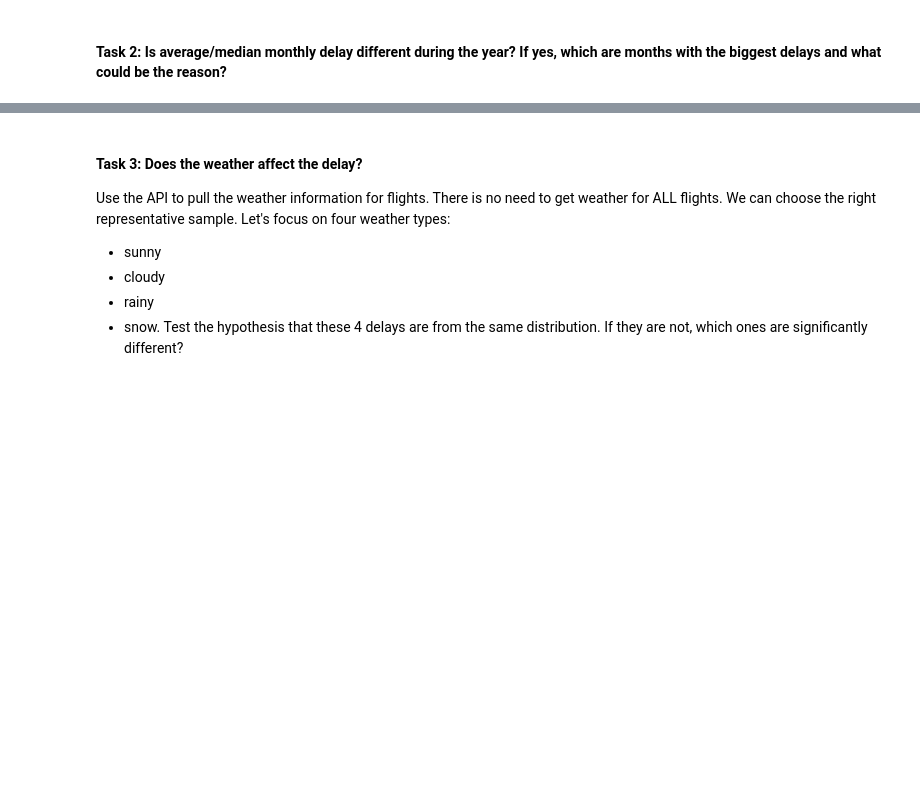
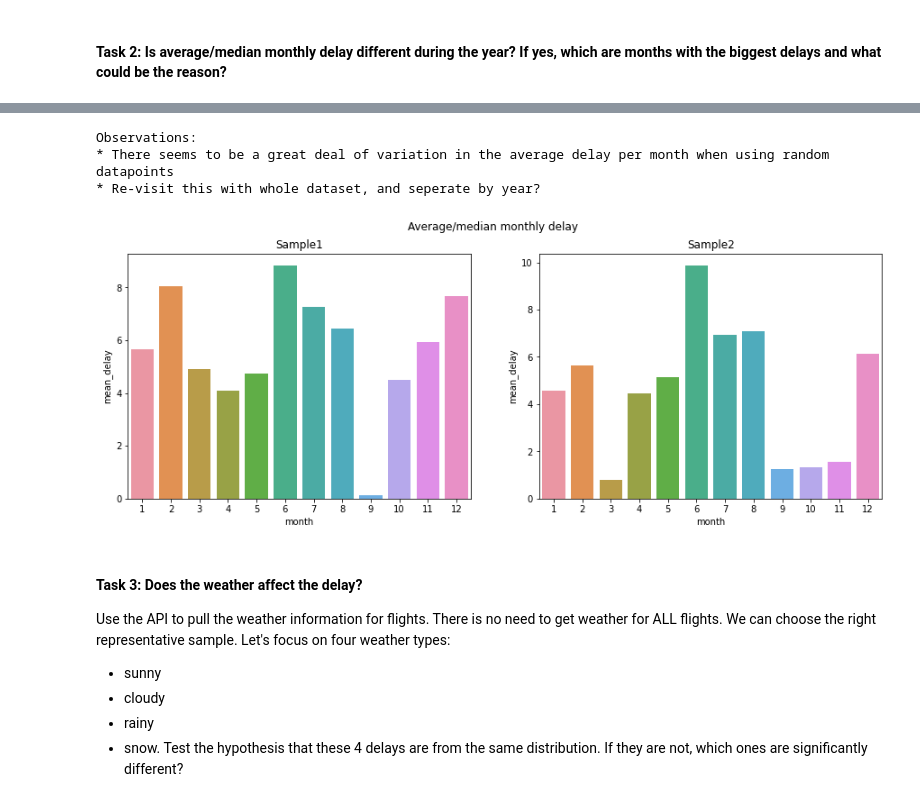
Before and after one commit to WongMatthew/LHL-Predicting-Flight-Patterns, a Jupyter notebook: Flight Prediction - master/exploratory_analysis.ipynb, the cells around one changed output, grey strips where cells are left out. Saved outputs shown, nothing was run; the diff lists cells and outputs as text; code cells hidden in the pictures; blank space fills up the shorter version.

```diff
--- a/Flight Prediction - master/exploratory_analysis.ipynb
+++ b/Flight Prediction - master/exploratory_analysis.ipynb
@@ -73,3 +101,36 @@ Name: fl_date, Length: 730, dtype: int64
+# %%
+#data formatting
+monthly_delay1 = sample1[['month','arr_delay']].groupby(by='month').agg(['size','mean','min','max']).reset_index()
+monthly_delay1.columns = [''] * len(monthly_delay1.columns)
+monthly_delay1.columns=['month','size','mean_delay','min_delay','max_delay']
+
+monthly_delay2 = sample2[['month','arr_delay']].groupby(by='month').agg(['size','mean','min','max']).reset_index()
+monthly_delay2.columns = [''] * len(monthly_delay1.columns)
+monthly_delay2.columns=['month','size','mean_delay','min_delay','max_delay']
+
+#create charts
+fig, axes = plt.subplots(1, 2,figsize=(15,5))
+fig.suptitle('Average/median monthly delay')
+
+#sample1
+sns.barplot(x='month',y='mean_delay',data=monthly_delay1,ax=axes[0])
+axes[0].set_title('Sample1')
+
+#sample2
+sns.barplot(x='month',y='mean_delay',data=monthly_delay2,ax=axes[1])
+axes[1].set_title('Sample2')
+
+print(
+'''Observations:
+* There seems to be a great deal of variation in the average delay per month when using random datapoints
+* Re-visit this with whole dataset, and seperate by year?
+'''
+)
+# %% [output]
+Observations:
+* There seems to be a great deal of variation in the average delay per month when using random datapoints
+* Re-visit this with whole dataset, and seperate by year?
+[figure, added]
 # %% [markdown]
 #### **Task 3**: Does the weather affect the delay?
 Use the API to pull the weather information for flights. There is no need to get weather for ALL flights. We can choose the right representative sample. Let's focus on four weather types:
```
Also changed, not shown: parts of 13 cells of this notebook, 1 other file.
